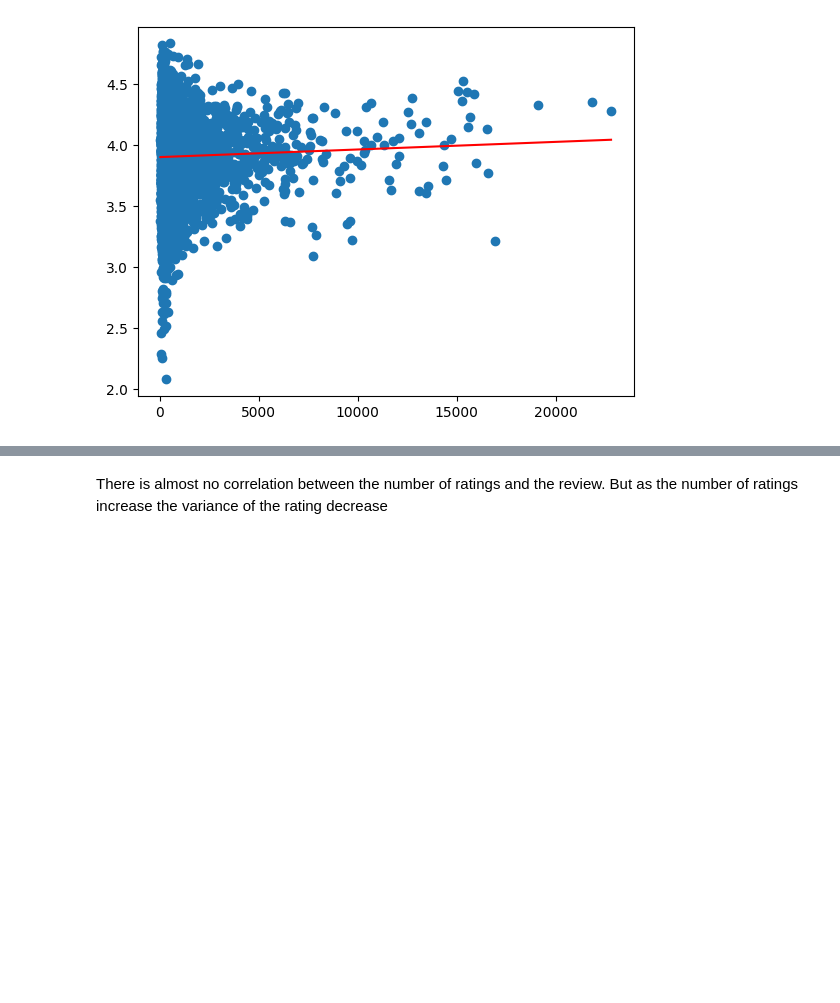
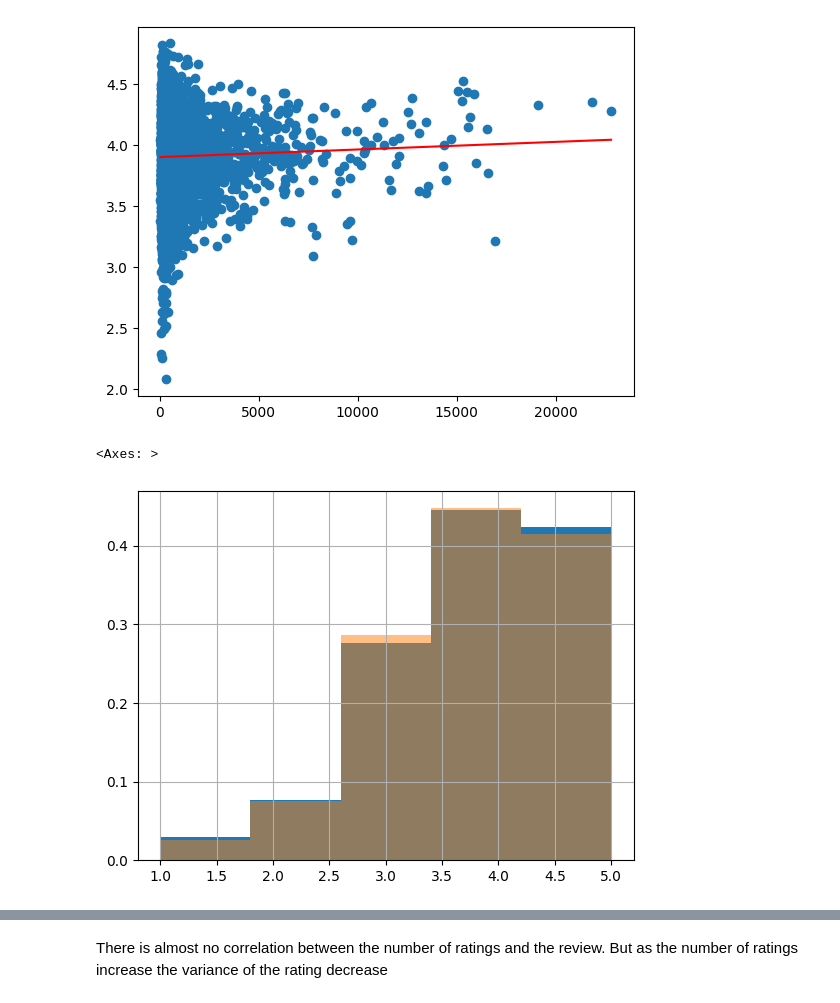
Before and after one commit to matsant01/graph_RecSys, a Jupyter notebook: notebooks/data_exploration.ipynb, the cells around one changed output, grey strips where cells are left out. Drawn from its saved outputs; the diff is of its cells as text; code cells hidden in the pictures; blank space fills up the shorter version.

```diff
--- a/notebooks/data_exploration.ipynb
+++ b/notebooks/data_exploration.ipynb
@@ -88,3 +88,11 @@ plt.title('Mean rating per book vs number of ratings')
 # %% [output]
 [<matplotlib.lines.Line2D at 0x...>]
 [figure]
+# %%
+sampled_users = np.random.choice(df_ratings.user_id.unique(), 2000)
+df_ratings_sampled = df_ratings[df_ratings.user_id.isin(sampled_users)]
+df_ratings_sampled.rating.hist(bins=5, density=True)
+df_ratings.rating.hist(bins=5, density=True, alpha=0.5)
+# %% [output]
+<Axes: >
+[figure, added]
```
Also changed, not shown: parts of 1 cell of this notebook, 2 other files.
